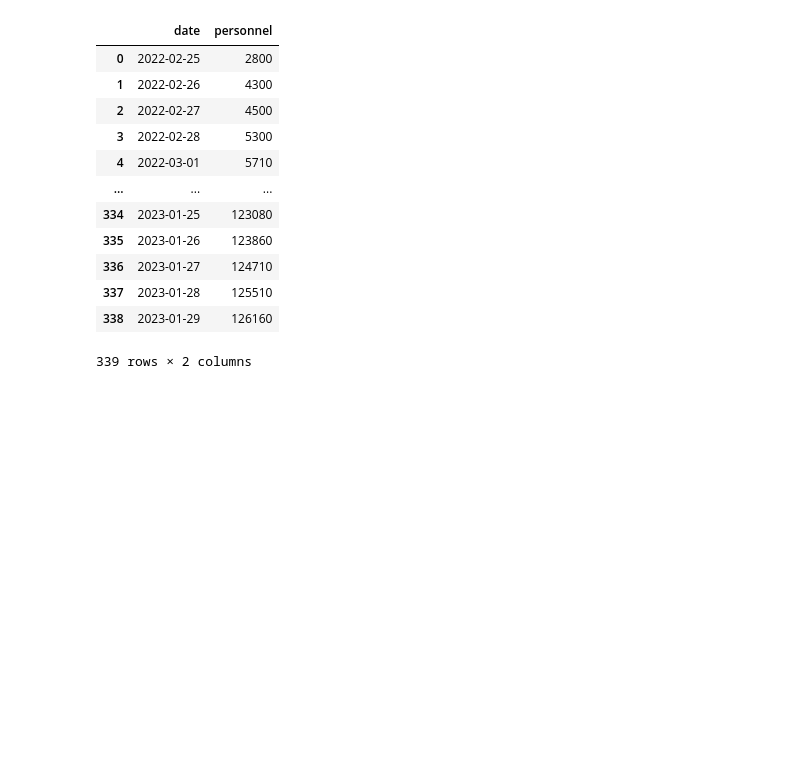
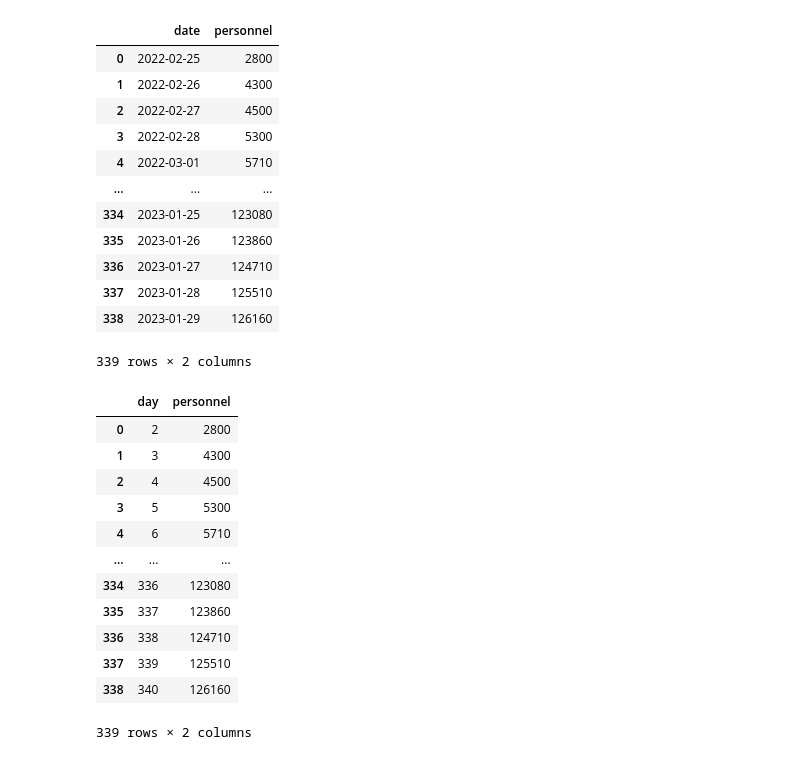
Before and after one commit to henriquecarvalho-maker/Projeto-Guerra-da-Ucrania, a Jupyter notebook: Russia_Losses.ipynb, the cells around one changed output. Drawn from its saved outputs; the diff is of its cells as text; code cells hidden in the pictures; blank space fills up the shorter version.

```diff
--- a/Russia_Losses.ipynb
+++ b/Russia_Losses.ipynb
@@ -135,3 +136,20 @@ data_timeani
 | 337 | 2023-01-28 | 125510 |
 | 338 | 2023-01-29 | 126160 |
 339 rows × 2 columns
+# %%
+dados_days = dados_.drop(columns=['date'])
+dados_days
+# %% [output]
+|  | day | personnel |
+| 0 | 2 | 2800 |
+| 1 | 3 | 4300 |
+| 2 | 4 | 4500 |
+| 3 | 5 | 5300 |
+| 4 | 6 | 5710 |
+| ... | ... | ... |
+| 334 | 336 | 123080 |
+| 335 | 337 | 123860 |
+| 336 | 338 | 124710 |
+| 337 | 339 | 125510 |
+| 338 | 340 | 126160 |
+339 rows × 2 columns
```
Also changed, not shown: parts of 9 cells of this notebook, 4 other files.
